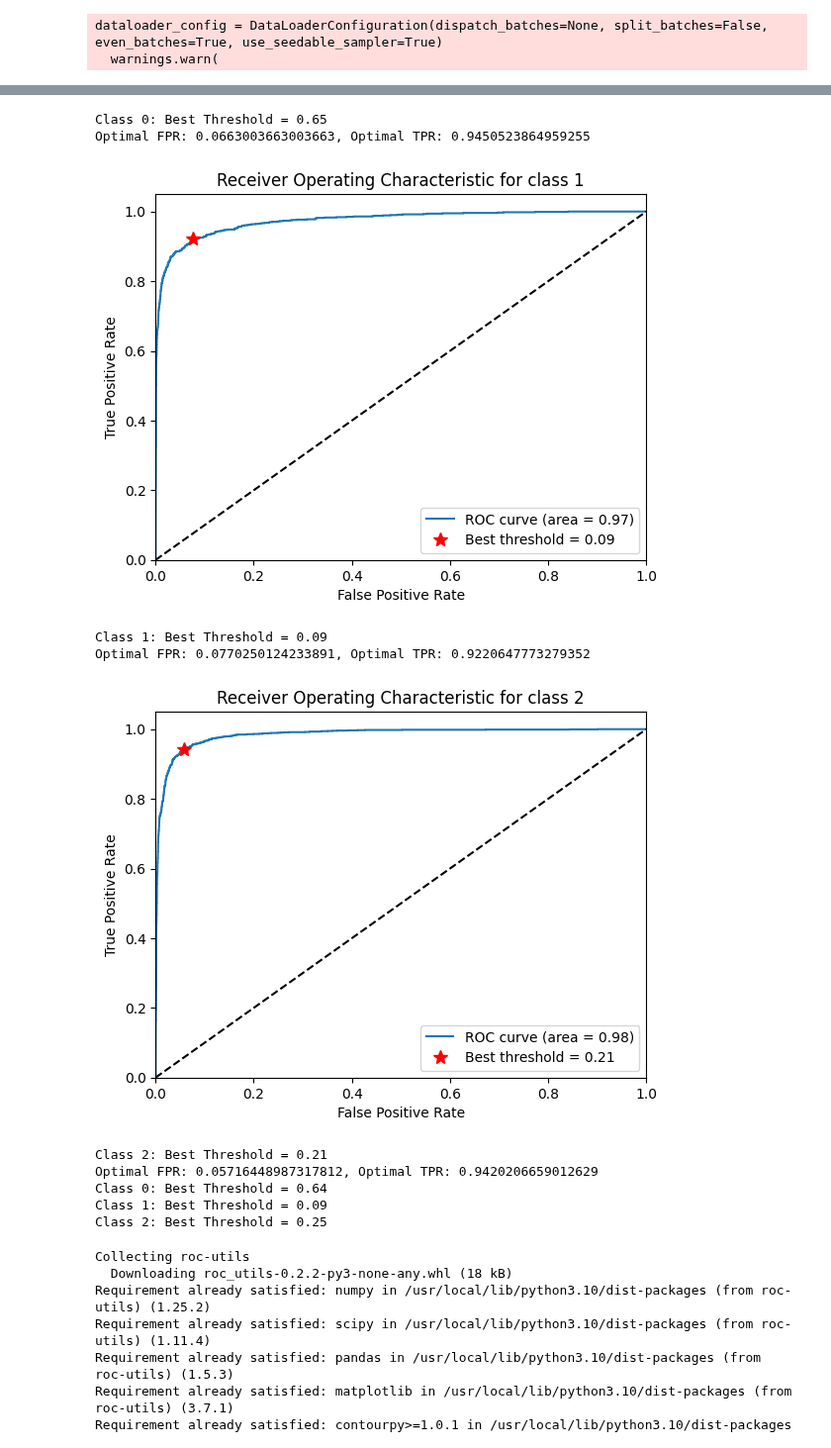
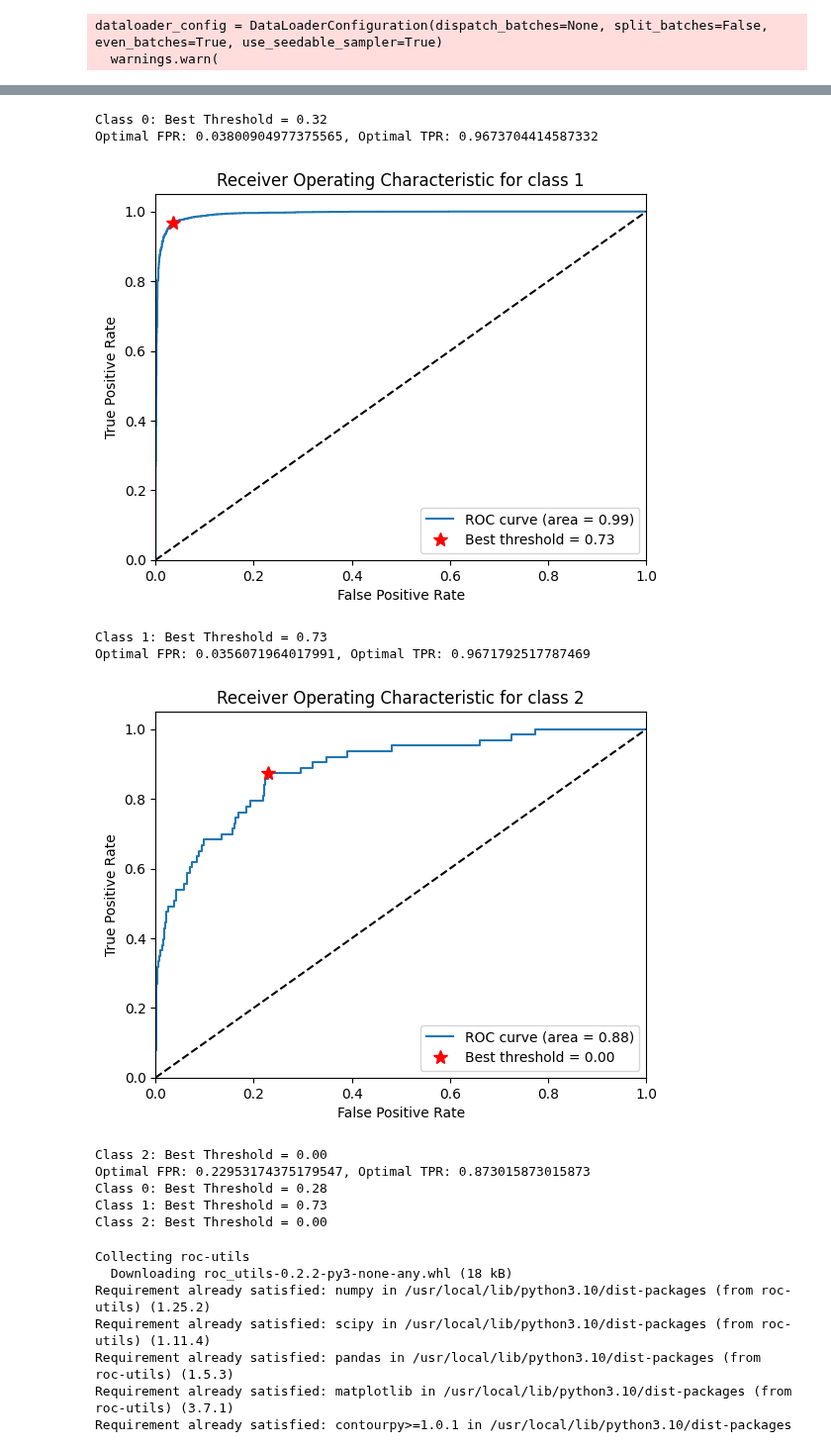
Before and after one commit to NBandemer/capstone-mayo, a Jupyter notebook: T5_model.ipynb, the cells around one changed output, grey strips where cells are left out. Shown at 99% size. Drawn from its saved outputs; the diff is of its cells as text; code cells hidden in the pictures.

```diff
--- a/T5_model.ipynb
+++ b/T5_model.ipynb
@@ -237,7 +237,7 @@ optimizer = AdamW(optimizer_grouped_parameters, lr=1e-5)
 # %%
 dataset = pd.read_csv("/content/drive/MyDrive/Colab Notebooks/Capstone/PREPROCESSED-NOTES.csv")
 text_data = dataset["text"].to_list()
-sdoh_data = dataset["sdoh_economics"].to_list() # THIS ALSO
+sdoh_data = dataset["sdoh_environment"].to_list() # THIS ALSO
 
 # Split the dataset into training and validation sets
 X_train, X_val, y_train, y_val = train_test_split(text_data, sdoh_data, random_state=0, train_size=0.8,
@@ -528,15 +527,18 @@ best_threshold = thresholds[np.argmax(tpr - fpr)]
 print(best_threshold)
 # %%
 from sklearn.preprocessing import label_binarize
+from sklearn.metrics import roc_curve, auc
+import matplotlib.pyplot as plt
 
-# Binarize the labels in a one-vs-all fashion
+# One-vs-Rest multiclass ROC
 n_classes = probabilities.shape[1]
 true_labels_binarized = label_binarize(true_labels, classes=range(n_classes))
 
-# Initialize dictionaries to hold the FPRs, TPRs, and thresholds for each class
+# dictionaries to hold the FPRs, TPRs, and thresholds for each class
 fpr = dict()
 tpr = dict()
 thresholds = dict()
+roc_auc = dict()
 
 # Calculate ROC curve for each class
 for i in range(n_classes):
@@ -544,6 +546,7 @@ for i in range(n_classes):
     roc_auc[i] = auc(fpr[i], tpr[i])
 
 # ------------------- 1ST MEHTOD ----------------------
+
 for i in range(n_classes):
     # Euclidean distance for each point on the ROC curve from the top-left corner
     distances = np.sqrt((1 - tpr[i])**2 + fpr[i]**2)
@@ -583,14 +586,14 @@ for i in range(n_classes):
-Class 0: Best Threshold = 0.65
-Optimal FPR: 0.0663003663003663, Optimal TPR: 0.9450523864959255
+Class 0: Best Threshold = 0.32
+Optimal FPR: 0.03800904977375565, Optimal TPR: 0.9673704414587332
-[figure, old version]
+[figure, new version]
-Class 1: Best Threshold = 0.09
-Optimal FPR: 0.0770250124233891, Optimal TPR: 0.9220647773279352
+Class 1: Best Threshold = 0.73
+Optimal FPR: 0.0356071964017991, Optimal TPR: 0.9671792517787469
-[figure, old version]
+[figure, new version]
-Class 2: Best Threshold = 0.21
-Optimal FPR: 0.05716448987317812, Optimal TPR: 0.9420206659012629
-Class 0: Best Threshold = 0.64
-Class 1: Best Threshold = 0.09
-Class 2: Best Threshold = 0.25
+Class 2: Best Threshold = 0.00
+Optimal FPR: 0.22953174375179547, Optimal TPR: 0.873015873015873
+Class 0: Best Threshold = 0.28
+Class 1: Best Threshold = 0.73
+Class 2: Best Threshold = 0.00
 # %%
 pip install roc-utils
 # %% [output]
```
Also changed, not shown: parts of 10 cells of this notebook.
